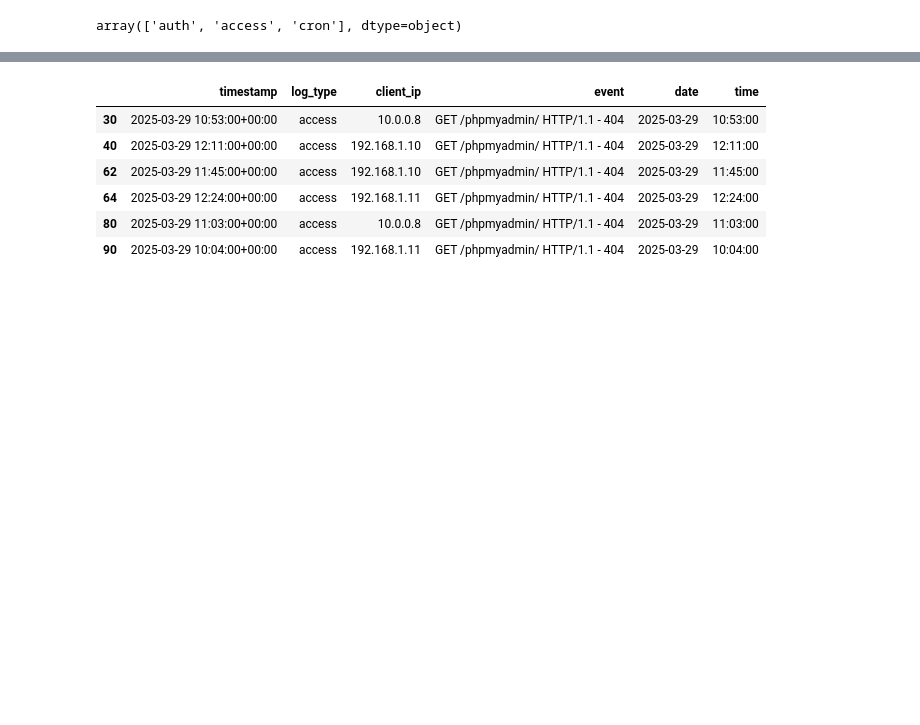
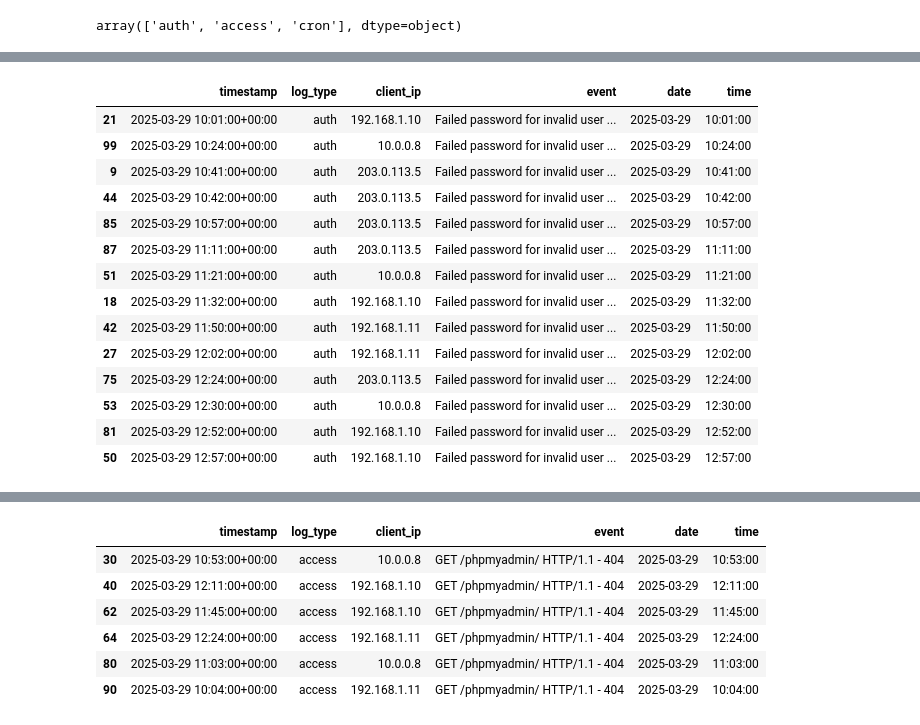
Before and after one commit to Zz1rg/CyberGroup2, a Jupyter notebook: AnalyzeLog_ParsingTxtEdition.ipynb, the cells around one changed output, grey strips where cells are left out. Drawn from its saved outputs; the diff is of its cells as text; code cells hidden in the pictures; blank space fills up the shorter version.

```diff
--- a/AnalyzeLog_ParsingTxtEdition.ipynb
+++ b/AnalyzeLog_ParsingTxtEdition.ipynb
@@ -66,0 +103,18 @@ df['event'].unique().tolist()
+# %%
+df[df['event'].str.contains('Failed password for invalid user admin', na=False)].sort_values(by='timestamp')
+# %% [output]
+|  | timestamp | log_type | client_ip | event | date | time |
+| 21 | 2025-03-29 10:01:00+00:00 | auth | 192.168.1.10 | Failed password for invalid user ... | 2025-03-29 | 10:01:00 |
+| 99 | 2025-03-29 10:24:00+00:00 | auth | 10.0.0.8 | Failed password for invalid user ... | 2025-03-29 | 10:24:00 |
+| 9 | 2025-03-29 10:41:00+00:00 | auth | 203.0.113.5 | Failed password for invalid user ... | 2025-03-29 | 10:41:00 |
+| 44 | 2025-03-29 10:42:00+00:00 | auth | 203.0.113.5 | Failed password for invalid user ... | 2025-03-29 | 10:42:00 |
+| 85 | 2025-03-29 10:57:00+00:00 | auth | 203.0.113.5 | Failed password for invalid user ... | 2025-03-29 | 10:57:00 |
+| 87 | 2025-03-29 11:11:00+00:00 | auth | 203.0.113.5 | Failed password for invalid user ... | 2025-03-29 | 11:11:00 |
+| 51 | 2025-03-29 11:21:00+00:00 | auth | 10.0.0.8 | Failed password for invalid user ... | 2025-03-29 | 11:21:00 |
+| 18 | 2025-03-29 11:32:00+00:00 | auth | 192.168.1.10 | Failed password for invalid user ... | 2025-03-29 | 11:32:00 |
+| 42 | 2025-03-29 11:50:00+00:00 | auth | 192.168.1.11 | Failed password for invalid user ... | 2025-03-29 | 11:50:00 |
+| 27 | 2025-03-29 12:02:00+00:00 | auth | 192.168.1.11 | Failed password for invalid user ... | 2025-03-29 | 12:02:00 |
+| 75 | 2025-03-29 12:24:00+00:00 | auth | 203.0.113.5 | Failed password for invalid user ... | 2025-03-29 | 12:24:00 |
+| 53 | 2025-03-29 12:30:00+00:00 | auth | 10.0.0.8 | Failed password for invalid user ... | 2025-03-29 | 12:30:00 |
+| 81 | 2025-03-29 12:52:00+00:00 | auth | 192.168.1.10 | Failed password for invalid user ... | 2025-03-29 | 12:52:00 |
+| 50 | 2025-03-29 12:57:00+00:00 | auth | 192.168.1.10 | Failed password for invalid user ... | 2025-03-29 | 12:57:00 |
```
Also changed, not shown: parts of 8 cells of this notebook, 4 other files.
